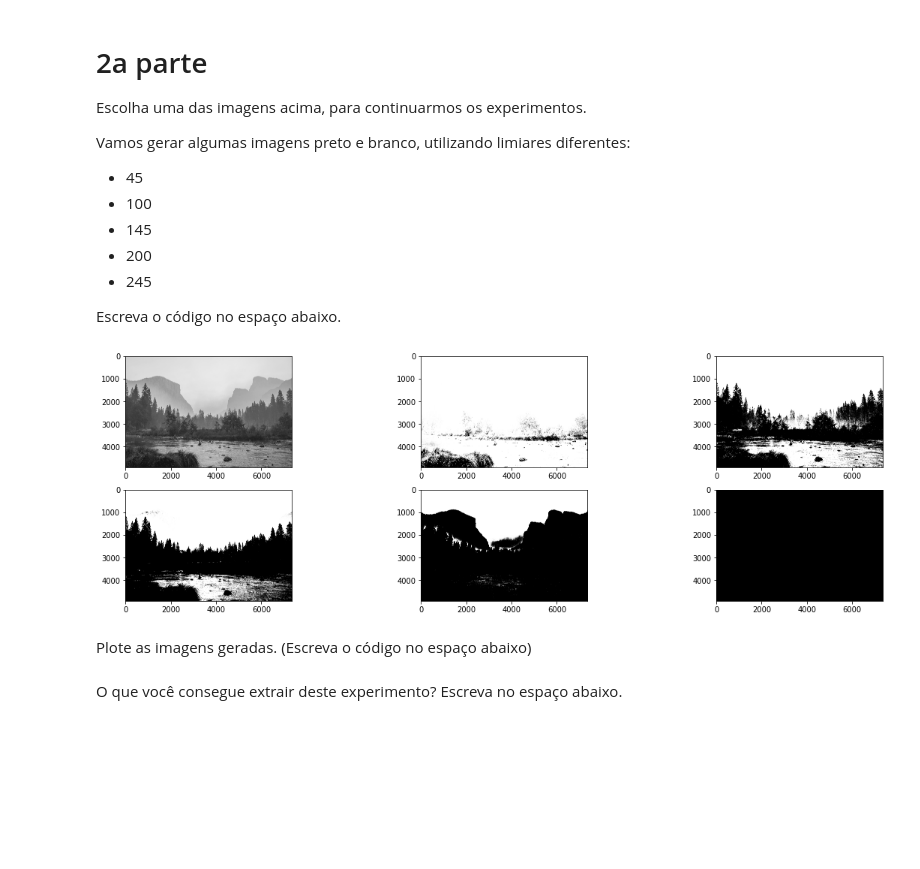
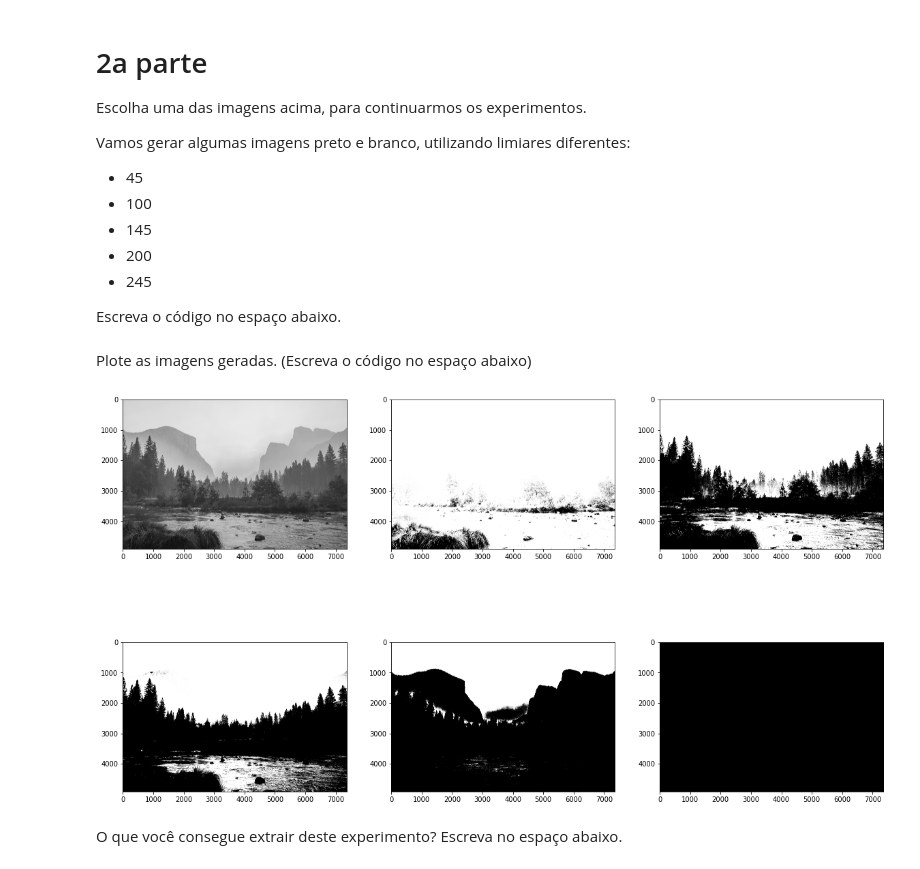
Before and after one commit to RodrigoCCG/labs, a Jupyter notebook: code_02.ipynb, the cells around one changed output. Cells and saved outputs as stored; diff of their text form; code cells hidden in the pictures; blank space fills up the shorter version.

```diff
--- a/code_02.ipynb
+++ b/code_02.ipynb
@@ -116,45 +117,50 @@ Escreva o código no espaço abaixo.
 img_bailey_arr = np.array(img_bailey)
 bw_bailey = np.mean(img_bailey_arr,axis=2)
 
-plt.figure(figsize=(20,6))
-plt.subplot(2,3,1)
-plt.imshow(Image.fromarray(bw_bailey))
-
-plt.subplot(2,3,2)
 bw_bailey_45 = bw_bailey.copy()
 bw_bailey_45[bw_bailey_45 < 45] = 0
 bw_bailey_45[bw_bailey_45 > 45] = 255
-plt.imshow(Image.fromarray(bw_bailey_45))
 
-plt.subplot(2,3,3)
 bw_bailey_100 = bw_bailey.copy()
 bw_bailey_100[bw_bailey_100 < 100] = 0
 bw_bailey_100[bw_bailey_100 > 100] = 255
-plt.imshow(Image.fromarray(bw_bailey_100))
 
-plt.subplot(2,3,4)
 bw_bailey_145 = bw_bailey.copy()
 bw_bailey_145[bw_bailey_145 < 145] = 0
 bw_bailey_145[bw_bailey_145 > 145] = 255
-plt.imshow(Image.fromarray(bw_bailey_145))
 
-plt.subplot(2,3,5)
 bw_bailey_200 = bw_bailey.copy()
 bw_bailey_200[bw_bailey_200 < 200] = 0
 bw_bailey_200[bw_bailey_200 > 200] = 255
-plt.imshow(Image.fromarray(bw_bailey_200))
 
-plt.subplot(2,3,6)
 bw_bailey_245 = bw_bailey.copy()
 bw_bailey_245[bw_bailey_245 < 245] = 0
 bw_bailey_245[bw_bailey_245 > 245] = 255
-plt.imshow(Image.fromarray(bw_bailey_245))
-
-plt.show()
-# %% [output]
-[figure, removed]
 # %% [markdown]
 Plote as imagens geradas. (Escreva o código no espaço abaixo)
+# %%
+plt.figure(figsize=(20,12))
+plt.subplot(2,3,1)
+plt.imshow(Image.fromarray(bw_bailey))
+
+plt.subplot(2,3,2)
+plt.imshow(Image.fromarray(bw_bailey_45))
+
+plt.subplot(2,3,3)
+plt.imshow(Image.fromarray(bw_bailey_100))
+
+plt.subplot(2,3,4)
+plt.imshow(Image.fromarray(bw_bailey_145))
+
+plt.subplot(2,3,5)
+plt.imshow(Image.fromarray(bw_bailey_200))
+
+plt.subplot(2,3,6)
+plt.imshow(Image.fromarray(bw_bailey_245))
+
+plt.show()
+# %% [output]
+[figure, added]
 # %% [markdown]
 O que você consegue extrair deste experimento? Escreva no espaço abaixo.
 # %% [markdown]
```
Also changed, not shown: parts of 1 cell of this notebook.
